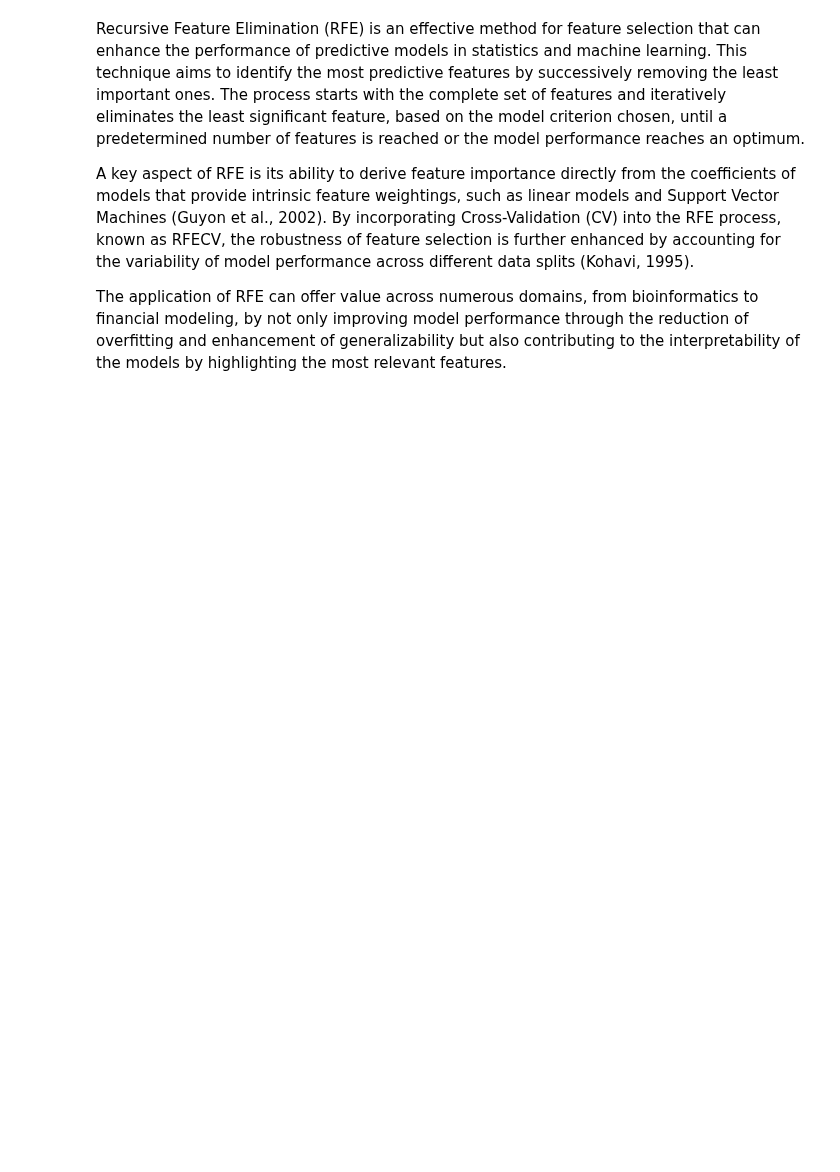
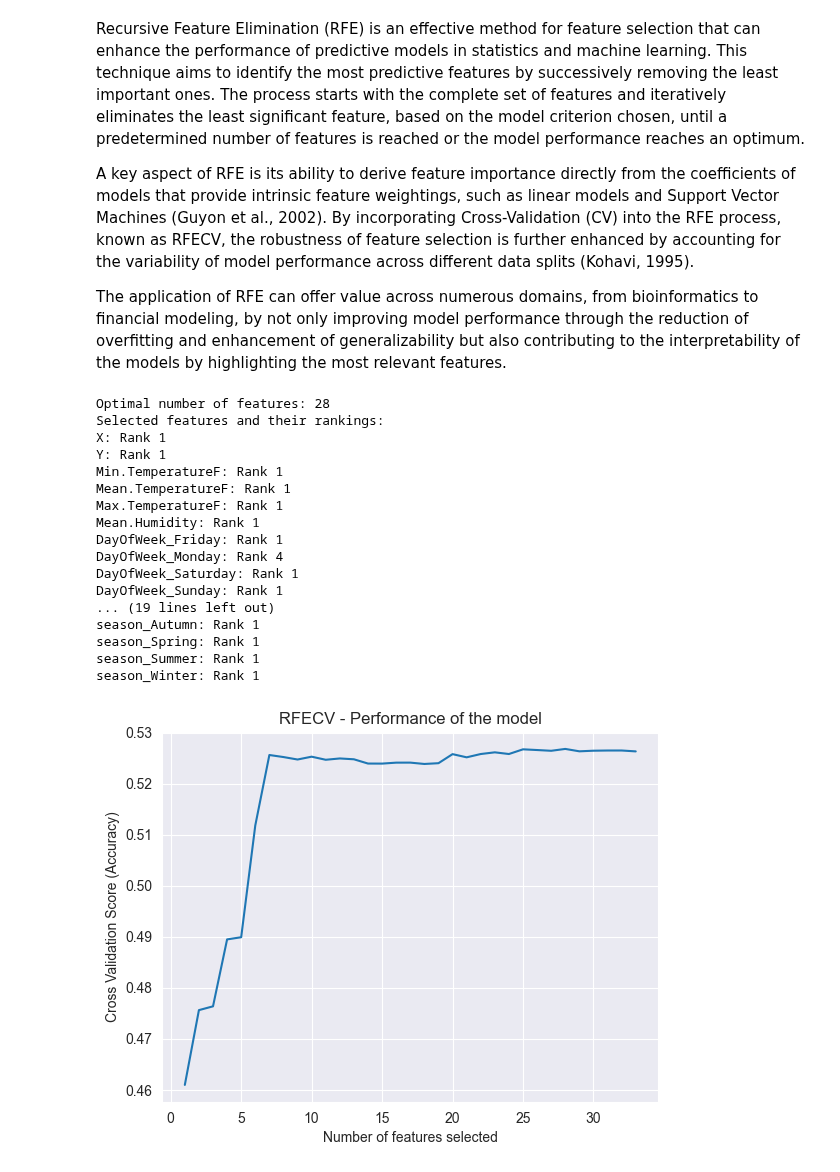
Before and after one commit to HassanAlhawari1998/SF-CrimePredict, a Jupyter notebook: Gradient Boosting XGBoost.ipynb, the cells around one changed output. Cells and saved outputs as stored; diff of their text form; code cells hidden in the pictures; blank space fills up the shorter version.

```diff
--- a/Gradient Boosting XGBoost.ipynb
+++ b/Gradient Boosting XGBoost.ipynb
@@ -69,6 +73,3 @@ Log Loss: 1.3068
-# %%
-#initialise coder and classifier
-xgb_clf = XGBClassifier(objective="multi:softprob",use_label_encoder=False, eval_metric='mlogloss')
 # %% [markdown]
 Recursive Feature Elimination (RFE) is an effective method for feature selection that can enhance the performance of predictive models in statistics and machine learning. This technique aims to identify the most predictive features by successively removing the least important ones. The process starts with the complete set of features and iteratively eliminates the least significant feature, based on the model criterion chosen, until a predetermined number of features is reached or the model performance reaches an optimum.
 
@@ -76,34 +77,53 @@ A key aspect of RFE is its ability to derive feature importance directly from th
 
 The application of RFE can offer value across numerous domains, from bioinformatics to financial modeling, by not only improving model performance through the reduction of overfitting and enhancement of generalizability but also contributing to the interpretability of the models by highlighting the most relevant features.
 # %%
-from sklearn.model_selection import StratifiedKFold, cross_validate
+from sklearn.model_selection import StratifiedKFold
 from sklearn.feature_selection import RFECV
 import matplotlib.pyplot as plt
 # RFECV vorbereiten
-cv_strategy = StratifiedKFold(n_splits=4)
+cv_strategy = StratifiedKFold(n_splits=5)
 rfecv = RFECV(estimator=xgb_clf, step=1, cv=cv_strategy, scoring='accuracy')
 
 # RFECV on train data
 rfecv.fit(X_train, y_train)
 
 # Output the results of the feature selection
 print("Optimal number of features: %d" % rfecv.n_features_)
 
 # Extracting the feature names based on RFECV support
 selected_features = X_train.columns[rfecv.support_]
 
 # Output of the selected feature names and their rankings
 print("Selected features and their rankings:")
 for rank, feature in zip(rfecv.ranking_, X_train.columns):
     print(f"{feature}: Rank {rank}")
 
 # Plot
 plt.figure()
 plt.xlabel("Number of features selected")
 plt.ylabel("Cross Validation Score (Accuracy)")
 plt.plot(range(1, len(rfecv.cv_results_['mean_test_score']) + 1), rfecv.cv_results_['mean_test_score'])
 plt.title('RFECV - Performance of the model')
 plt.show()
+# %% [output]
+Optimal number of features: 28
+Selected features and their rankings:
+X: Rank 1
+Y: Rank 1
+Min.TemperatureF: Rank 1
+Mean.TemperatureF: Rank 1
+Max.TemperatureF: Rank 1
+Mean.Humidity: Rank 1
+DayOfWeek_Friday: Rank 1
+DayOfWeek_Monday: Rank 4
+DayOfWeek_Saturday: Rank 1
+DayOfWeek_Sunday: Rank 1
+... (19 lines left out)
+season_Autumn: Rank 1
+season_Spring: Rank 1
+season_Summer: Rank 1
+season_Winter: Rank 1
+[figure, added]
 # %%
 from sklearn.model_selection import cross_validate
 
```
Also changed, not shown: parts of 7 cells of this notebook.
